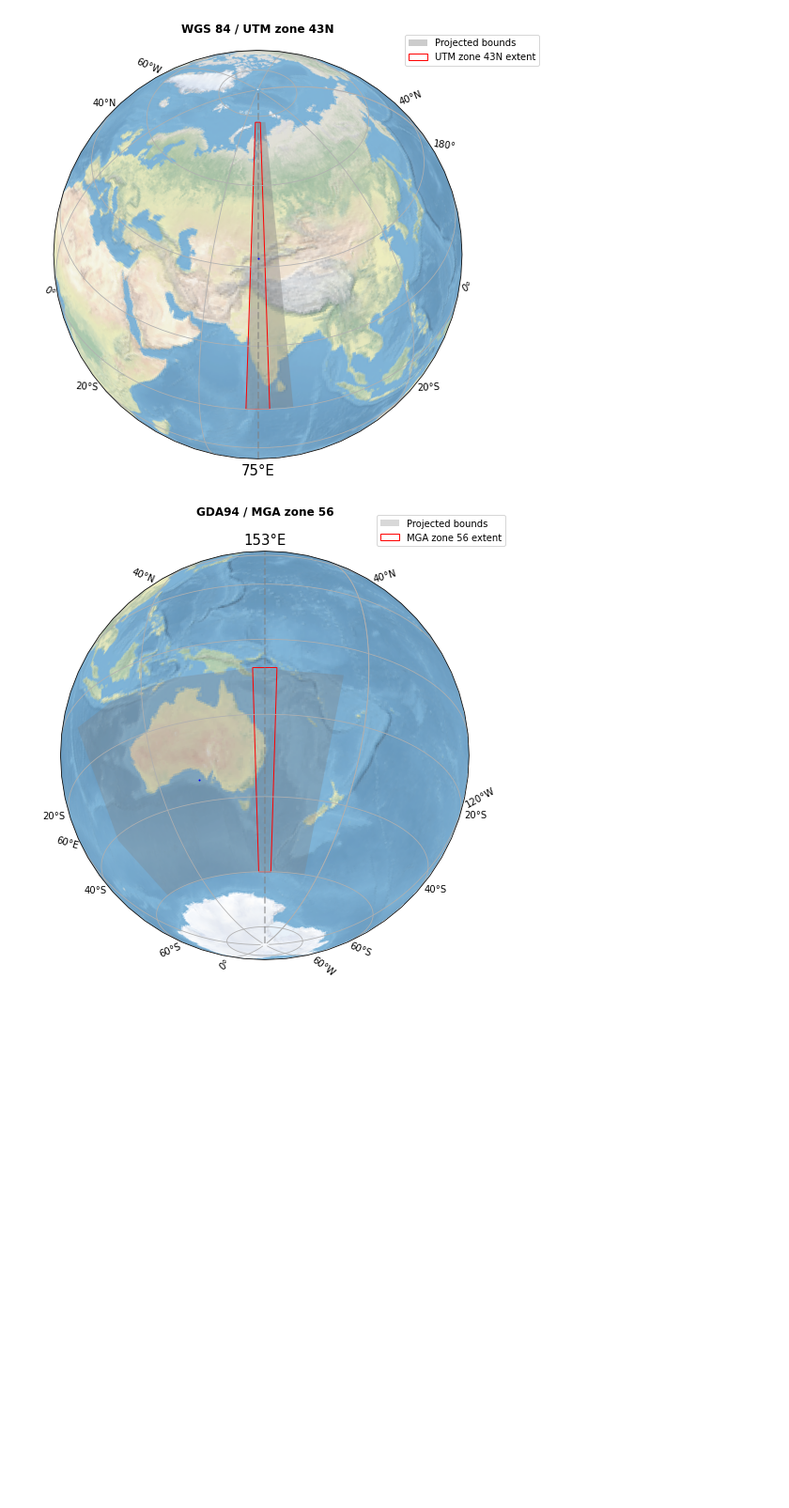
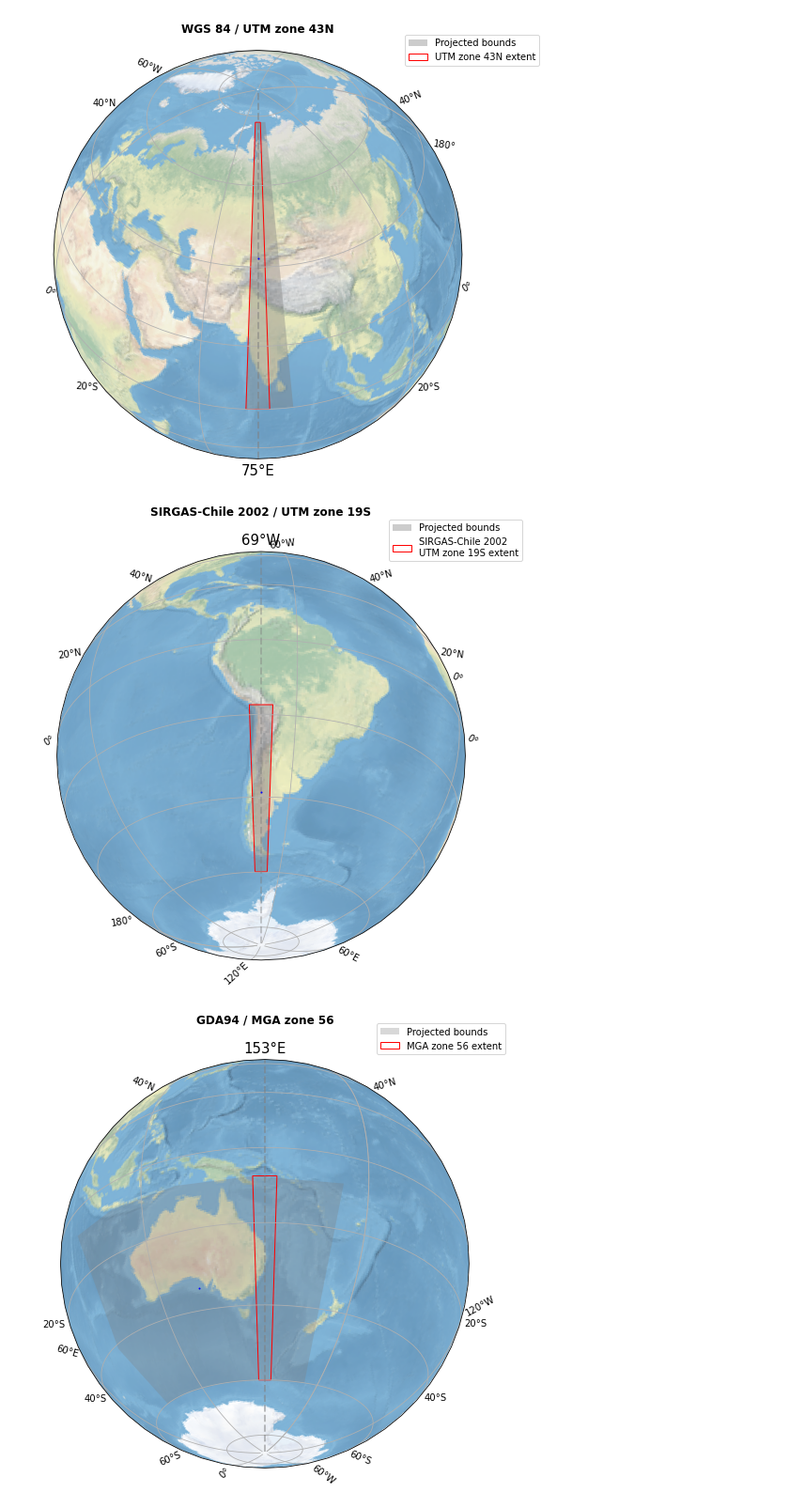
Before and after one commit to AdrianKriger/mpj261s_MapProjections2, a Jupyter notebook: MA02.ipynb, the cells around one changed output. Shown at 94% size. Drawn from its saved outputs; the diff is of its cells as text; code cells hidden in the pictures; blank space fills up the shorter version.

```diff
--- a/MA02.ipynb
+++ b/MA02.ipynb
@@ -232,6 +232,72 @@ plt.savefig('./img/UTMzone43N.png', bbox_inches='tight')
 plt.show()
 # %% [output]
 [figure]
+# %%
+fig = plt.figure(figsize=(8, 8))
+ax = plt.axes(projection=ccrs.NearsidePerspective(central_longitude=-69,
+                                                  central_latitude=-30))
+plt.title('SIRGAS-Chile 2002 / UTM zone 19S', fontweight="bold", pad=20)
+ax.stock_img()
+ax.gridlines(draw_labels=True)
+
+# epsg:3948 extents
+#lat_corners = np.array([13832782.12, 13832782.12, 6971387.77, 6971387.77])
+#lon_corners = np.array([-3810056.30, 1671181.85, 1671181.85, -3810056.30])
+lat_corners = np.array([-59.87, -59.87, -17.5, -17.5])
+lon_corners = np.array([-72.0, -66.0, -66.0, -72])
+
+poly_corners = np.zeros((len(lat_corners), 2), np.float64)
+poly_corners[:,0] = lon_corners
+poly_corners[:,1] = lat_corners
+
+poly = mpatches.Polygon(poly_corners, closed=True, #ec='r',
+                        fill=True, lw=1, fc="grey",
+                        alpha=0.4,
+                        #transform=ccrs.epsg(5641),
+                        transform=ccrs.Geodetic(),
+                        label = 'Projected bounds')
+
+# epsg:3948 center coordinates
+plt.plot(500000.00, 5718178.36, color='blue', marker='o',
+         markersize=1, transform=ccrs.epsg(5361))
+
+ax.add_patch(poly)
+
+lat_corners2 = np.array([-59.87, -59.87, -17.5, -17.5])
+lon_corners2 = np.array([-72.0, -66.0, -66.0, -72.0])
+
+poly_corners2 = np.zeros((len(lat_corners2), 2), np.float64)
+poly_corners2[:,0] = lon_corners2
+poly_corners2[:,1] = lat_corners2
+
+poly2 = mpatches.Polygon(poly_corners2, closed=True, ec='r',
+                        fill=False, lw=1, #fc="grey",
+                        alpha=1,
+                        #transform=ccrs.epsg(2048))
+                        transform=ccrs.Geodetic(),
+                        label = 'SIRGAS-Chile 2002\nUTM zone 19S extent')
+ax.add_patch(poly2)
+
+gl = ax.gridlines(crs=ccrs.PlateCarree(), draw_labels=True,
+                  linewidth=2, color='grey', alpha=0.4, linestyle='--')
+gl.xlabels = False
+gl.ylabels = False
+#gl.left_labels = True
+gl.ylines = True
+gl.ylocator = mticker.FixedLocator([])#-59, -17])
+gl.xlocator = mticker.FixedLocator([-69])
+gl.xformatter = LongitudeFormatter()
+gl.yformatter = LatitudeFormatter()
+gl.xlabel_style = {'size': 15, 'color': 'black'}
+gl.ylabel_style = {'color': 'grey', 'weight': 'bold'}
+
+#add legend
+ax.legend(bbox_to_anchor=(1.15, 1.09), loc='upper right')
+#save
+plt.savefig('./img/SIRGAS2BrazilMercator.png', bbox_inches='tight')
+plt.show()
+# %% [output]
+[figure, added]
 # %%
 fig = plt.figure(figsize=(8, 8))
 ax = plt.axes(projection=ccrs.NearsidePerspective(central_longitude=153.0,
```
